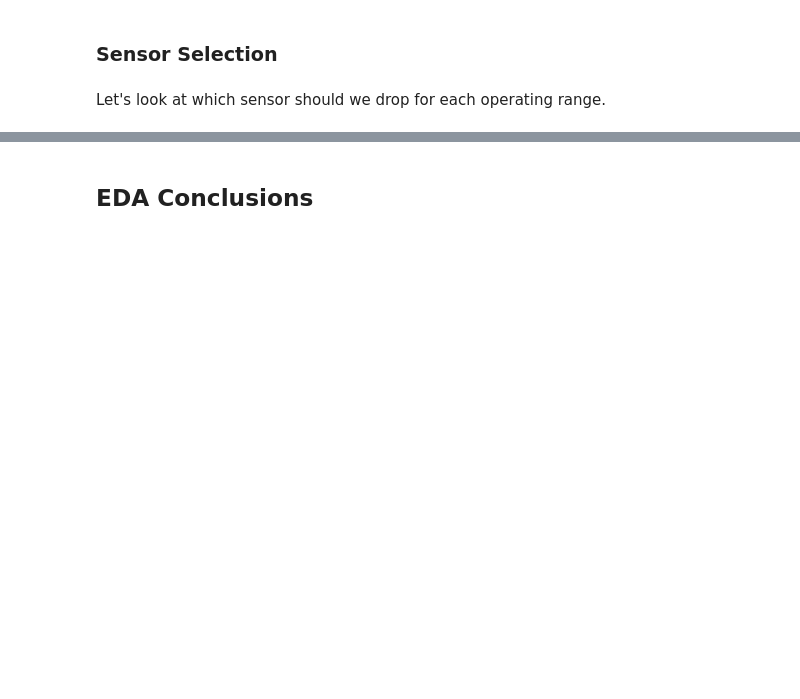
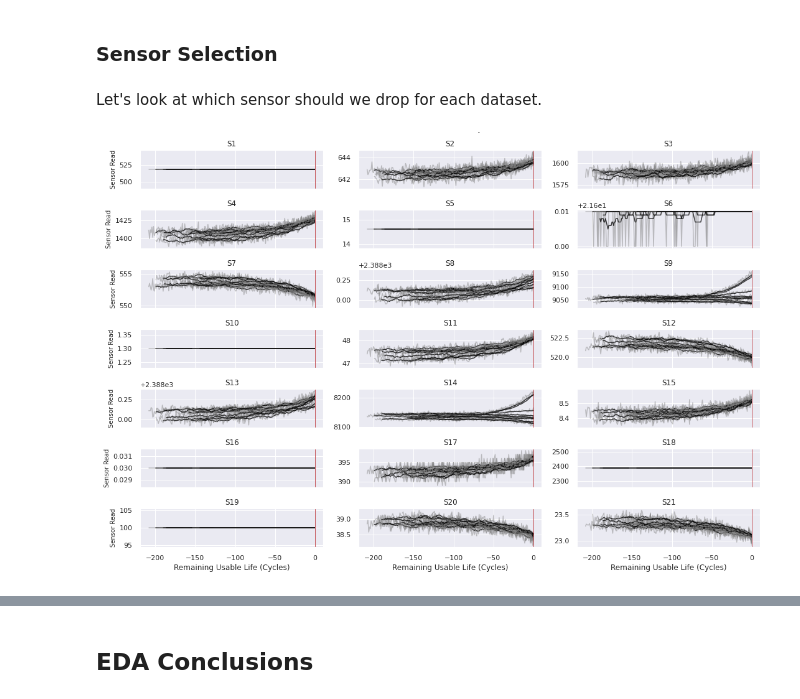
Before and after one commit to andrea-fantini/Predictive_Maintenance_Fanjet, a Jupyter notebook: notebooks/3 - Exploratory Data Analysis.ipynb, the cells around one changed output, grey strips where cells are left out. Cells and saved outputs as stored; diff of their text form; code cells hidden in the pictures; blank space fills up the shorter version.

Commit message:
updated to python 3.8, new enviroment file created environment_update.yml. sensor traces, plotted. RUL calculated

```diff
--- a/notebooks/3 - Exploratory Data Analysis.ipynb
+++ b/notebooks/3 - Exploratory Data Analysis.ipynb
@@ -173,4 +225,4 @@ df.head()
 # %% [markdown]
 ### Sensor Selection
 # %% [markdown]
-Let's look at which sensor should we drop for each operating range.
+Let's look at which sensor should we drop for each dataset.
@@ -198,0 +229,45 @@ fig.tight_layout();
+# %%
+dataset_list = df['dataset'].unique()
+
+for dataset_choice in dataset_list :
+    # randomly select 10 units from dataset 1 to plot
+    all_units = df[df['dataset'] == dataset_choice]['unit_number'].unique()
+    units_to_plot = np.random.choice(all_units, size=10, replace=False)
+    # get the data for these units
+    plot_data = df[(df['dataset'] == dataset_choice) & (df['unit_number'].isin(units_to_plot))].copy()
+    # plot the sensor traces (overlaid)
+    sns.set_style("darkgrid")
+    fig, axes = plt.subplots(7, 3, figsize=(15, 10), sharex=True)
+    for index, ax in enumerate(axes.ravel()):
+        s_col = s_columns[index]
+        # use the same subset of data as above
+        for unit_id, group in plot_data.groupby('unit_number'):
+            # plot the raw sensor trace, using RUL on the time axis
+            (group
+                 .plot(x='RUL', y=s_col, alpha=0.45, ax=ax, color='gray', legend=False));
+            # overlay the 10-cycle rolling mean sensor trace for visual clarity
+            (group
+                 .rolling(window=10, on='RUL')
+                 .mean()
+                 .plot(x='RUL', y=s_col, alpha=.75, ax=ax, color='black', legend=False));
+        # label formatting
+        if index % 3 == 0:
+            ax.set_ylabel("Sensor Read", size=10);
+        else:
+            ax.set_ylabel("");
+        ax.set_title(s_col.title())
+        ax.set_xlabel("Remaining Usable Life (Cycles)")
+        # add a vertical red line to signal common time of failure
+        ax.axvline(x=0, color='r', linewidth=1)
+        # extend the x-axis to compensate
+        ax.set_xlim([None, 10])
+    image_title = "Dataset "+dataset_choice+" (Random Sample of 10 Units)"
+    fig.suptitle(image_title, size=20, y=1.025)
+    fig.tight_layout()
+    fig_path = 'figures/'+dataset_choice+"_sensor_traces.png"
+    fig.savefig(fig_path, pad_inches=1)
+    plt.close()
+# %%
+Image(filename='figures/FD001_sensor_traces.png')
+# %% [output]
+[figure, added]
```
Also changed, not shown: parts of 20 cells of this notebook, 1 other file.
